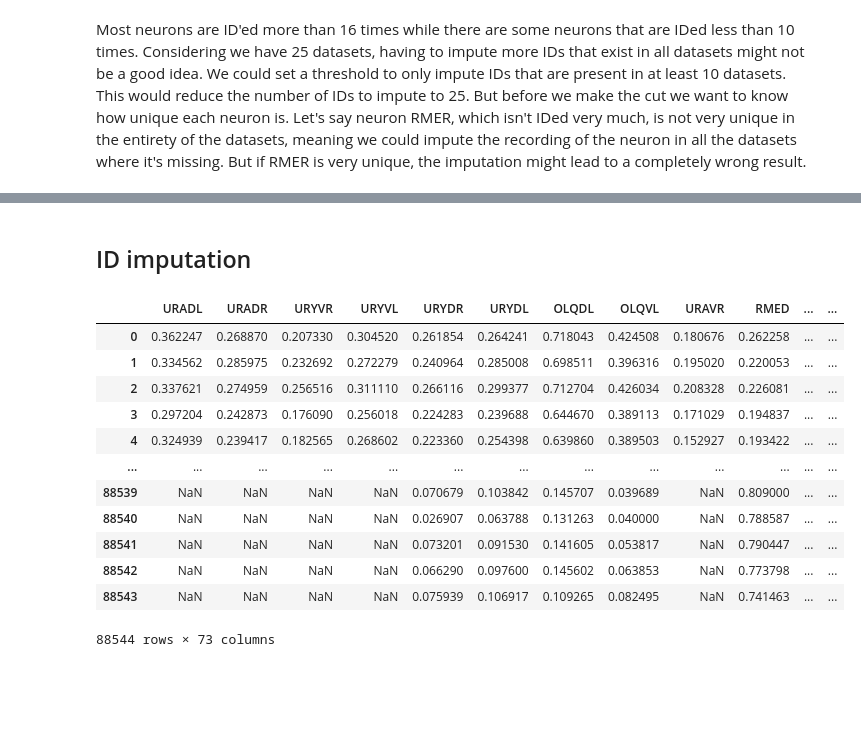
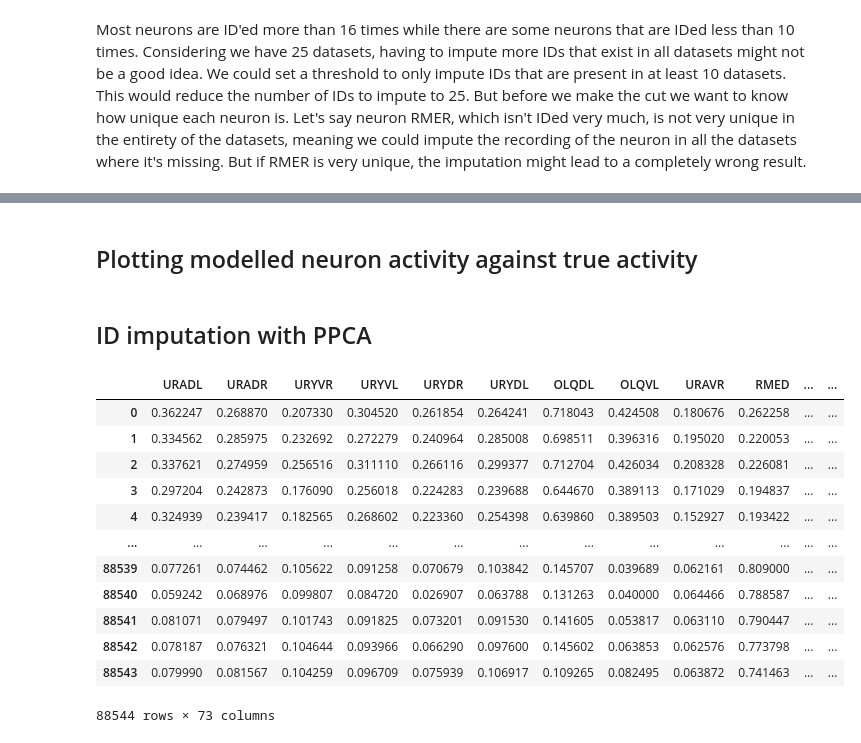
Before and after one commit to Zimmer-lab/neumandy, a Jupyter notebook: data/exploration_wrangling.ipynb, the cells around one changed output, grey strips where cells are left out. Cells and saved outputs as stored; diff of their text form; code cells hidden in the pictures; blank space fills up the shorter version.

```diff
--- a/data/exploration_wrangling.ipynb
+++ b/data/exploration_wrangling.ipynb
@@ -121,17 +70,0 @@ So we want to know how unique each neuron is across all datasets. For this we co
-# %%
-colnames = list(all_IDed_neurons.keys())
-stacked_dataframe = pd.DataFrame(columns=colnames)
-
-for neuron in list(stacked_dataframe.columns):
-    # set a minimum threshold for the number of times a neuron has to be IDed
-    if all_IDed_neurons[neuron] > 3:
-        try:
-            # stack all dataframes vertically ~ stackety stack
-            stacked_dataframe[neuron] = pd.concat([dataframes[key][neuron].reset_index(drop=True) for key in dataframes.keys() if neuron in dataframes[key].columns], ignore_index=True)
-        except pd.errors.InvalidIndexError as e:
-            print("Check any duplicates of following neuron: ", neuron)
-    else:
-        stacked_dataframe.drop(columns=neuron, inplace=True)
-
-print("Shape of our stacked DF: ",stacked_dataframe.shape)
-stacked_dataframe.head()
@@ -148,12 +77,0 @@ The R<sup>2</sup> measures the proportion of the neurons variance or spread expl
-# %%
-# dictionary for storing the R-Squared values
-rsquareds = defaultdict()
-
-for neuron in stacked_dataframe.columns:
-    y = stacked_dataframe[neuron]
-    X = stacked_dataframe.drop(columns=[neuron])
-    model = sm.OLS(y, X, missing='drop')
-    results = model.fit()
-    rsquareds[neuron] = results.rsquared_adj
-
-print("All R-Squared values: ", rsquareds, "\n")
@@ -177,0 +78,2 @@ For now we will keep all neurons with more than 3 IDs and impute the missing IDs
+# %%
+avg_r2, predictions, raw_data = helper_functions.get_R2_predictions(dataframes, all_IDed_neurons)
@@ -177,0 +86,2 @@ For now we will keep all neurons with more than 3 IDs and impute the missing IDs
+# %% [markdown]
+## Plotting modelled neuron activity against true activity
@@ -178,2 +128,2 @@ For now we will keep all neurons with more than 3 IDs and impute the missing IDs
 # %% [markdown]
-## ID imputation
+## ID imputation with PPCA
@@ -184,23 +130,25 @@ import wbfm.utils.visualization.plot_traces as plot_traces
 # %%
-# we will set the threshold of minimum number of IDs that a neuron should have to 10
+stacked_dataframe = pd.concat([df for df in dataframes.values()], ignore_index=True)
+
 threshold = 10
 
-stacked_dataframe = pd.concat([df for df in dataframes.values()], ignore_index=True)
+# we stack all neurons that have less than 10 IDs
+stacked_dataframe = stacked_dataframe.drop(columns=[neuron for neuron in stacked_dataframe.columns if all_IDed_neurons[neuron] < threshold])
 
-# we will drop all neurons that have less than 10 IDs
-stacked_dataframe = stacked_dataframe.drop(columns=[neuron for neuron in stacked_dataframe.columns if all_IDed_neurons[neuron] < threshold])
-stacked_dataframe
+# the data is imputed with PPCA
+imputed_dataframe = utils_imputation.impute_missing_values_in_dataframe(stacked_dataframe)
+imputed_dataframe
 # %% [output]
 |  | URADL | URADR | URYVR | URYVL | URYDR | URYDL | OLQDL | OLQVL | URAVR | RMED | ... | ... |
 | 0 | 0.362247 | 0.268870 | 0.207330 | 0.304520 | 0.261854 | 0.264241 | 0.718043 | 0.424508 | 0.180676 | 0.262258 | ... | ... |
 | 1 | 0.334562 | 0.285975 | 0.232692 | 0.272279 | 0.240964 | 0.285008 | 0.698511 | 0.396316 | 0.195020 | 0.220053 | ... | ... |
 | 2 | 0.337621 | 0.274959 | 0.256516 | 0.311110 | 0.266116 | 0.299377 | 0.712704 | 0.426034 | 0.208328 | 0.226081 | ... | ... |
 | 3 | 0.297204 | 0.242873 | 0.176090 | 0.256018 | 0.224283 | 0.239688 | 0.644670 | 0.389113 | 0.171029 | 0.194837 | ... | ... |
 | 4 | 0.324939 | 0.239417 | 0.182565 | 0.268602 | 0.223360 | 0.254398 | 0.639860 | 0.389503 | 0.152927 | 0.193422 | ... | ... |
 | ... | ... | ... | ... | ... | ... | ... | ... | ... | ... | ... | ... | ... |
-| 88539 | NaN | NaN | NaN | NaN | 0.070679 | 0.103842 | 0.145707 | 0.039689 | NaN | 0.809000 | ... | ... |
-| 88540 | NaN | NaN | NaN | NaN | 0.026907 | 0.063788 | 0.131263 | 0.040000 | NaN | 0.788587 | ... | ... |
-| 88541 | NaN | NaN | NaN | NaN | 0.073201 | 0.091530 | 0.141605 | 0.053817 | NaN | 0.790447 | ... | ... |
-| 88542 | NaN | NaN | NaN | NaN | 0.066290 | 0.097600 | 0.145602 | 0.063853 | NaN | 0.773798 | ... | ... |
-| 88543 | NaN | NaN | NaN | NaN | 0.075939 | 0.106917 | 0.109265 | 0.082495 | NaN | 0.741463 | ... | ... |
+| 88539 | 0.077261 | 0.074462 | 0.105622 | 0.091258 | 0.070679 | 0.103842 | 0.145707 | 0.039689 | 0.062161 | 0.809000 | ... | ... |
+| 88540 | 0.059242 | 0.068976 | 0.099807 | 0.084720 | 0.026907 | 0.063788 | 0.131263 | 0.040000 | 0.064466 | 0.788587 | ... | ... |
+| 88541 | 0.081071 | 0.079497 | 0.101743 | 0.091825 | 0.073201 | 0.091530 | 0.141605 | 0.053817 | 0.063110 | 0.790447 | ... | ... |
+| 88542 | 0.078187 | 0.076321 | 0.104644 | 0.093966 | 0.066290 | 0.097600 | 0.145602 | 0.063853 | 0.062576 | 0.773798 | ... | ... |
+| 88543 | 0.079990 | 0.081567 | 0.104259 | 0.096709 | 0.075939 | 0.106917 | 0.109265 | 0.082495 | 0.063872 | 0.741463 | ... | ... |
 88544 rows × 73 columns
```
Also changed, not shown: parts of 20 cells of this notebook, 1 other file.
